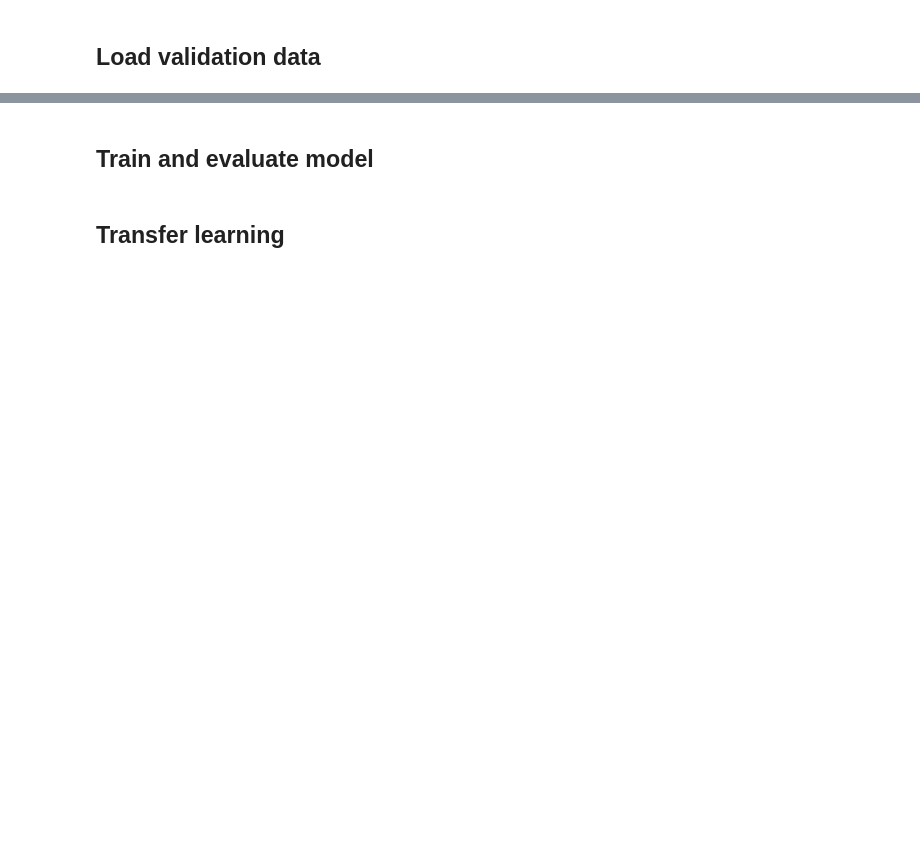
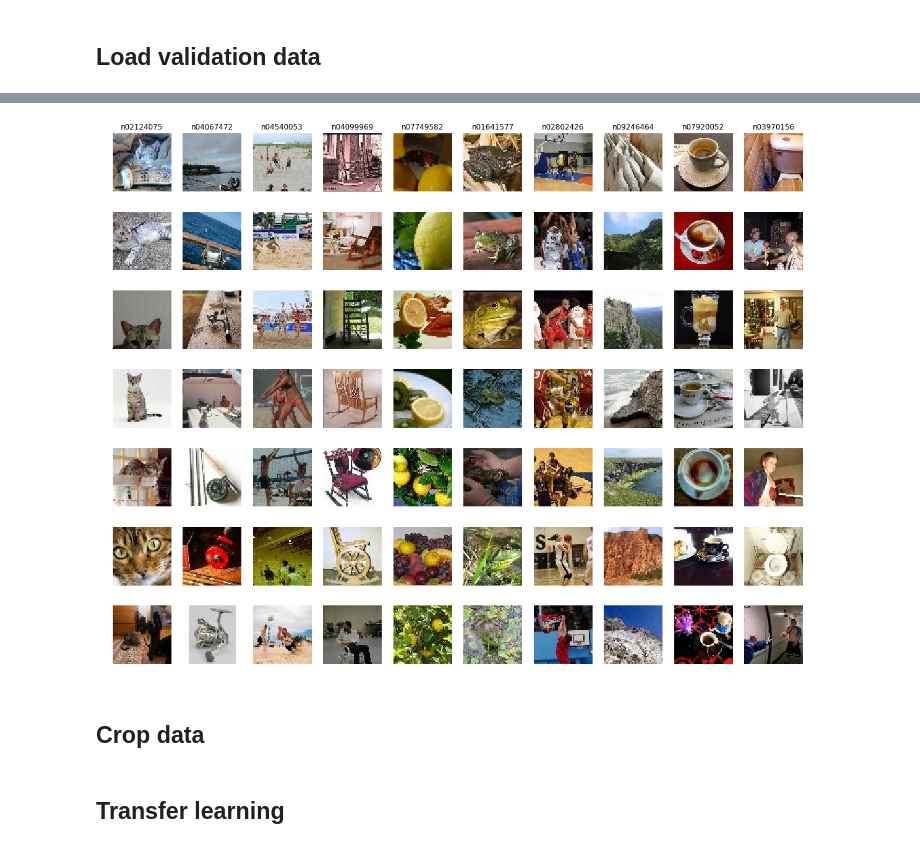
Before and after one commit to lucky29zrh/cs231n, a Jupyter notebook: project/project.ipynb, the cells around one changed output, grey strips where cells are left out. Drawn from its saved outputs; the diff is of its cells as text; code cells hidden in the pictures; blank space fills up the shorter version.

Commit message:
Finalized project with models for VGG16, VGG19, and ResNet50. Included transfer learning, fine tuning, and ensemble

```diff
--- a/project/project.ipynb
+++ b/project/project.ipynb
@@ -83,16 +82,16 @@ print("cropped X_val shape:", X_val.shape)
 # %%
 # Visualize some examples from the dataset.
 # We show a few examples of training images from each class.
 plt.figure();
 for y, cls in enumerate(classes):
     idxs = np.flatnonzero(y_val == y)
     idxs = np.random.choice(idxs, samples_per_class, replace=False)
     for i, idx in enumerate(idxs):
         plt_idx = i * num_classes + y + 1
         plt.subplot(samples_per_class, num_classes, plt_idx)
-        plt.imshow((128*X_val[idx] + meanImageCropped).astype('uint8'), interpolation="nearest")
+        plt.imshow((128*X_val[idx] + meanImage).astype('uint8'), interpolation="nearest")
         plt.axis('off')
         if i == 0:
             plt.title(cls)
+# %% [output]
+[figure, added]
-# %% [markdown]
-## Train and evaluate model
@@ -118,0 +98,2 @@ metrics = model.evaluate(X_val, y_val_categorical, verbose=True)
+# %% [markdown]
+## Crop data
```
Also changed, not shown: parts of 20 cells of this notebook, 17 other files.
